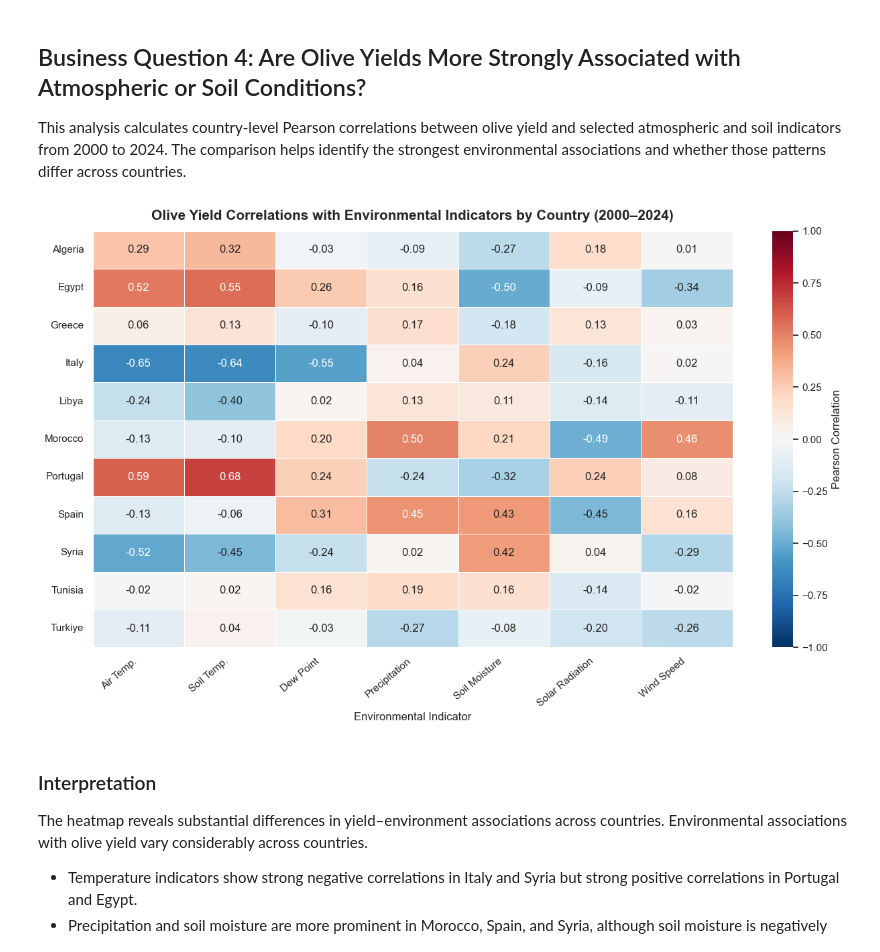
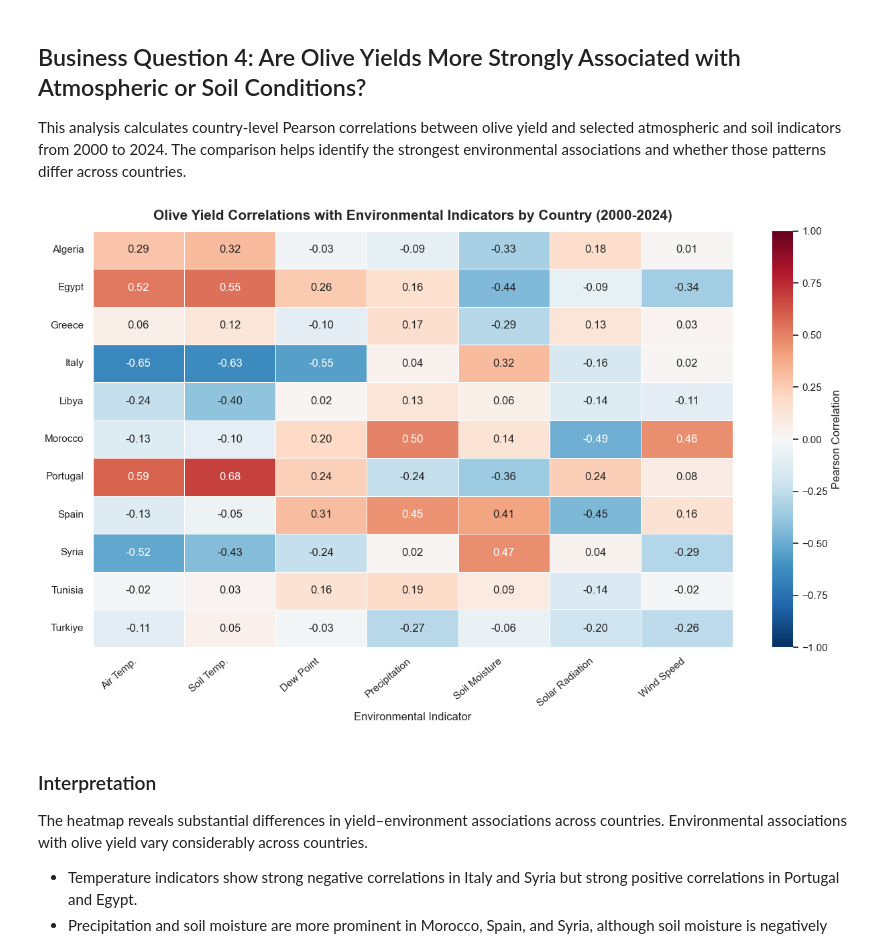
Before and after one commit to MarouaGrira/Olive-Yield-Across-Mediterranean-Countries-Environmental-and-Socioeconomic-Factors, a Jupyter notebook: notebooks/03_exploratory_data_analysis.ipynb, the cells around one changed output. Drawn from its saved outputs; the diff is of its cells as text; code cells hidden in the pictures.

Commit message:
refactor: implement thickness-weighted soil and cumulative solar radiation sums (closes #1)

```diff
--- a/notebooks/03_exploratory_data_analysis.ipynb
+++ b/notebooks/03_exploratory_data_analysis.ipynb
@@ -62,7 +62,7 @@ pd.set_option("display.float_format", "{:,.2f}".format)
 
 The dataset is loaded into a pandas DataFrame for exploratory analysis.
 # %%
-df = pd.read_csv("gold_olive_dataset.csv")
+df = pd.read_csv("../data/gold/gold_olive_dataset.csv")
 print(f"Dataset loaded: {df.shape[0]} rows and {df.shape[1]} columns")
 # %% [output]
 Dataset loaded: 274 rows and 29 columns
@@ -491,12 +491,13 @@ This analysis calculates country-level Pearson correlations between olive yield
 # Environmental variables
 core_vars = [
     "Mean_Temperature_C",
-    "Average_Soil_Temperature",
+    "Weighted_Average_Soil_Temperature_7_100cm",
     "Mean_Dewpoint_C",
     "Total_Precipitation_mm",
-    "Average_Soil_Moisture",
-    "Mean_Solar_Radiation_MJ_m2",
+    "Weighted_Average_Soil_Moisture_0_100cm",
+    "Total_Solar_Radiation_MJ_m2",
     "Mean_Wind_Speed_m_s",
+
 ]
 
 target = "Yield_kg_per_ha"
@@ -531,34 +532,34 @@ corr_df.columns = [
 plt.figure(figsize=(13, 8))
 
 sns.heatmap(
     corr_df,
     annot=True,
     cmap="RdBu_r",
     center=0,
     vmin=-1,
     vmax=1,
     fmt=".2f",
     linewidths=0.5,
     cbar_kws={"label": "Pearson Correlation"},
 )
 
 plt.title(
     "Olive Yield Correlations with Environmental Indicators by Country (2000-2024)",
     fontsize=15,
     weight="bold",
     pad=12,
 )
 
 plt.xlabel("Environmental Indicator", fontsize=12)
 plt.ylabel("")
 
 plt.xticks(rotation=40, ha="right")
 plt.yticks(rotation=0)
 
 plt.tight_layout()
 plt.show()
 # %% [output]
-[figure, old version]
+[figure, new version]
 # %% [markdown]
 ### Interpretation
 
```
Also changed, not shown: parts of 2 cells of this notebook, 27 other files.
